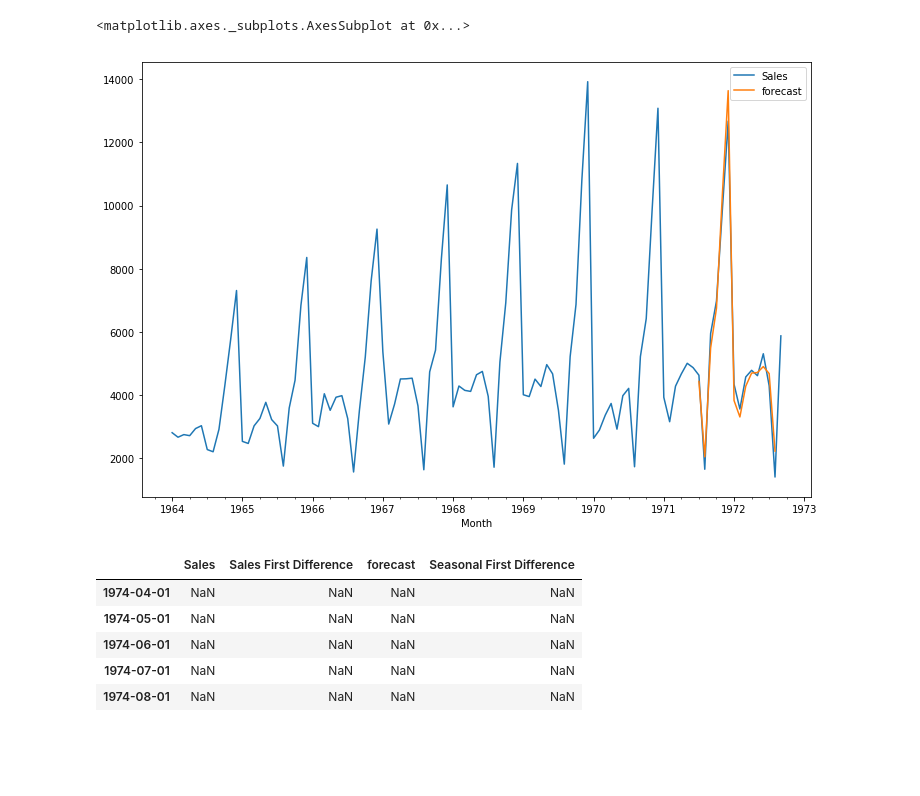
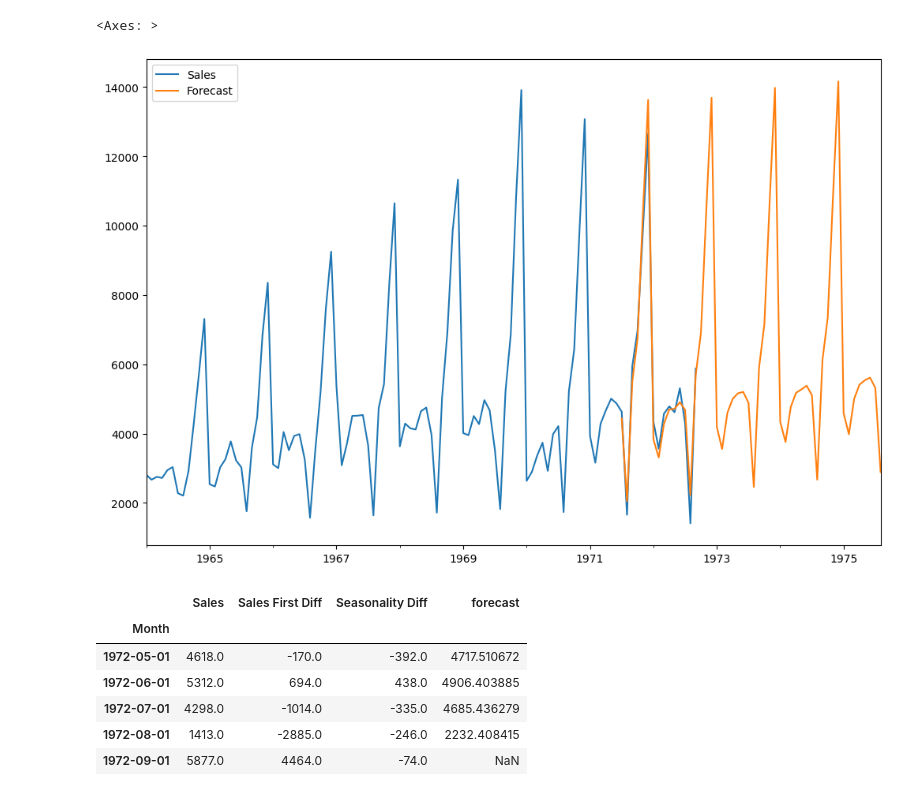
Before and after one commit to suin8606/ARIMA-model, a Jupyter notebook: ARIMA.ipynb, the cells around one changed output. Drawn from its saved outputs; the diff is of its cells as text; code cells hidden in the pictures; blank space fills up the shorter version.

```diff
--- a/ARIMA.ipynb
+++ b/ARIMA.ipynb
@@ -185,2 +185,0 @@ Name: Sales, Length: 105, dtype: float64
-# %%
-df['Seasonal First Difference']=df['Sales']-df['Sales'].shift(12)
@@ -278,0 +249,3 @@ Roots
+# %%
+model=sm.tsa.statespace.SARIMAX(df['Sales'],order=(1, 1, 1),seasonal_order=(1,1,1,12))
+m_sarinax=model.fit()
@@ -279,3 +275,2 @@ Roots
 # %%
-df['forecast']=model_fit.predict(start=90,end=103,dynamic=True)
-df[['Sales','forecast']].plot(figsize=(12,8))
+df["forecast"]=m_sarinax.predict(start=90,end=103,dynamic=True)
@@ -289,0 +282,7 @@ results=model.fit()
+# %%
+#Date Extension for prediction
+from pandas.tseries.offsets import DateOffset
+future_date=[df.index[-1]+DateOffset(months=x) for x in range(0,36)]
+f_date=pd.DataFrame(index=future_date[1:], columns=df.columns)
+f_df=pd.concat([df,f_date])
+f_df.head()
@@ -290,6 +296,6 @@ results=model.fit()
 # %%
-df['forecast']=results.predict(start=90,end=103,dynamic=True)
-df[['Sales','forecast']].plot(figsize=(12,8))
+f_df["Forecast"]=m_sarinax.predict(start = 90, end = 150, dynamic= True)
+f_df[["Sales",'Forecast']].plot(figsize=(12,8))
 # %% [output]
-<matplotlib.axes._subplots.AxesSubplot at 0x...>
+<Axes: >
-[figure, old version]
+[figure, new version]
@@ -301,9 +302,10 @@ future_datest_df=pd.DataFrame(index=future_dates[1:],columns=df.columns)
 # %%
-future_datest_df.tail()
+df.tail()
 # %% [output]
-|  | Sales | Sales First Difference | forecast | Seasonal First Difference |
-| 1974-04-01 | NaN | NaN | NaN | NaN |
-| 1974-05-01 | NaN | NaN | NaN | NaN |
-| 1974-06-01 | NaN | NaN | NaN | NaN |
-| 1974-07-01 | NaN | NaN | NaN | NaN |
-| 1974-08-01 | NaN | NaN | NaN | NaN |
+|  | Sales | Sales First Diff | Seasonality Diff | forecast |
+| Month |  |  |  |  |
+| 1972-05-01 | 4618.0 | -170.0 | -392.0 | 4717.510672 |
+| 1972-06-01 | 5312.0 | 694.0 | 438.0 | 4906.403885 |
+| 1972-07-01 | 4298.0 | -1014.0 | -335.0 | 4685.436279 |
+| 1972-08-01 | 1413.0 | -2885.0 | -246.0 | 2232.408415 |
+| 1972-09-01 | 5877.0 | 4464.0 | -74.0 | NaN |
```
Also changed, not shown: parts of 67 cells of this notebook.
